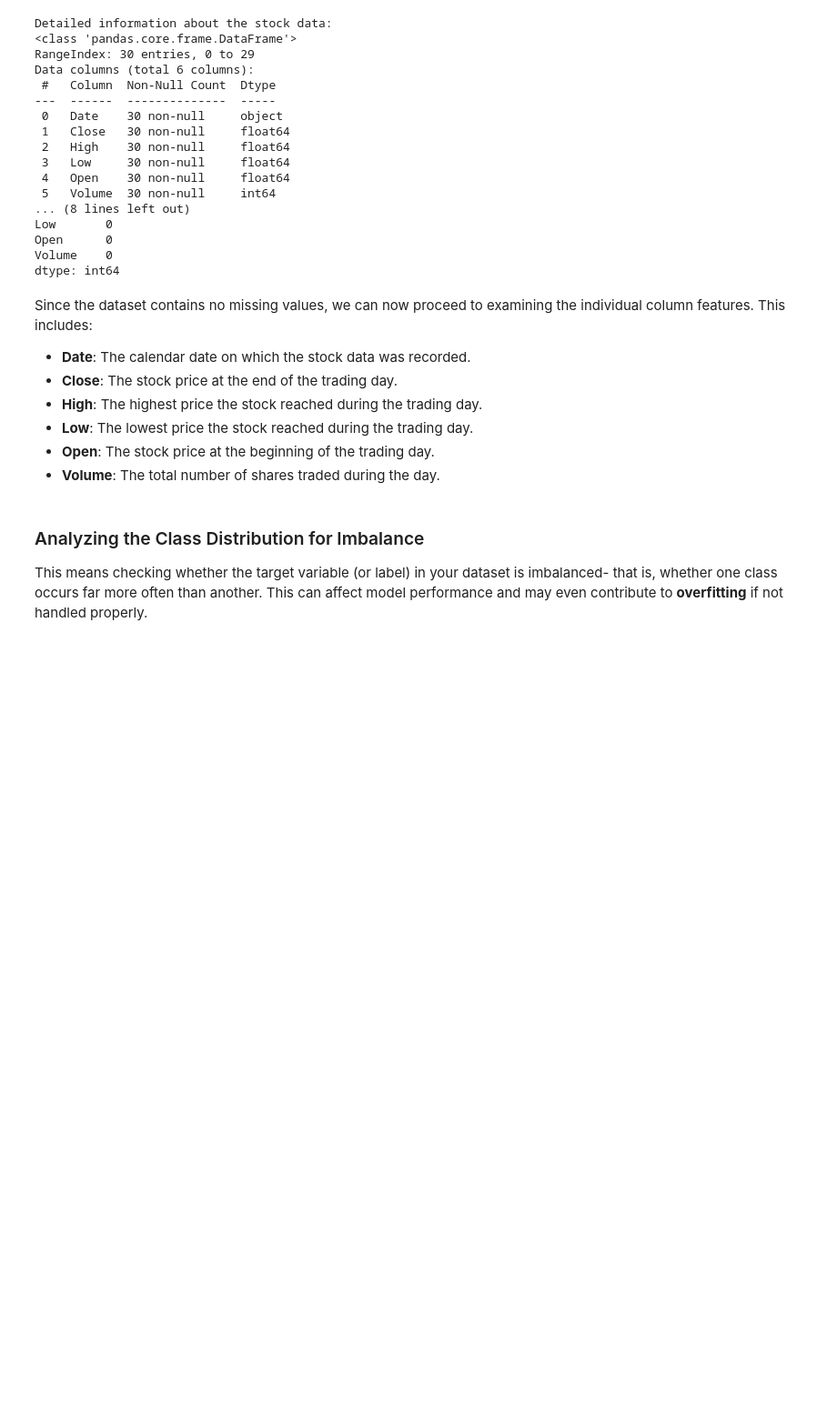
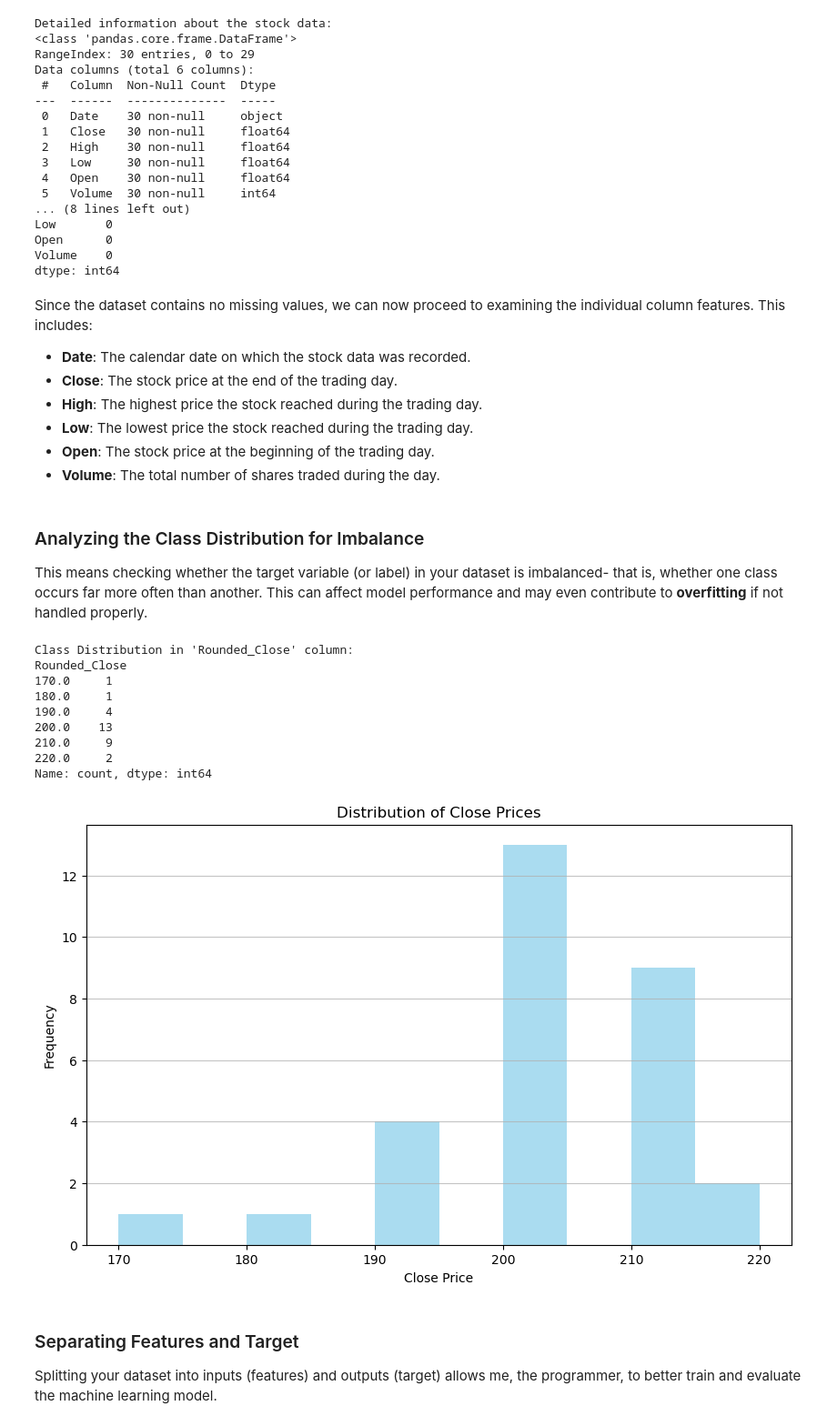
Before and after one commit to sereneplummerr/Prediciting-Stock-Prices, a Jupyter notebook: PredictingStockPrices.ipynb, the cells around one changed output. Shown at 91% size. Saved outputs shown, nothing was run; the diff lists cells and outputs as text; code cells hidden in the pictures; blank space fills up the shorter version.

```diff
--- a/PredictingStockPrices.ipynb
+++ b/PredictingStockPrices.ipynb
@@ -159,3 +159,35 @@ Since the dataset contains no missing values, we can now proceed to examining th
 ### Analyzing the Class Distribution for Imbalance
 
 This means checking whether the target variable (or label) in your dataset is imbalanced- that is, whether one class occurs far more often than another. This can affect model performance and may even contribute to **overfitting** if not handled properly.
+# %%
+#Round Close prices
+stock_data['Rounded_Close'] = (stock_data['Close'] / 10).round() * 10 #round to nearest 10
+
+#Class Counts in the 'Close' column
+class_counts = stock_data['Rounded_Close'].value_counts().sort_index()
+print("\nClass Distribution in 'Rounded_Close' column:")
+print(class_counts)
+
+# Visualize the distribution of the 'Close' column
+plt.figure(figsize=(10, 6))
+plt.hist(stock_data['Rounded_Close'], bins=10, color='skyblue', alpha=0.7)
+plt.xlabel('Close Price') #Set x-axis label
+plt.ylabel('Frequency') #Set y-axis label
+plt.grid(axis='y', alpha=0.75) # Add grid lines to y-axis add clarity
+plt.title('Distribution of Close Prices')
+plt.show()
+# %% [output]
+Class Distribution in 'Rounded_Close' column:
+Rounded_Close
+170.0     1
+180.0     1
+190.0     4
+200.0    13
+210.0     9
+220.0     2
+Name: count, dtype: int64
+[figure, added]
+# %% [markdown]
+### Separating Features and Target
+
+Splitting your dataset into inputs (features) and outputs (target) allows me, the programmer, to better train and evaluate the machine learning model.
```
Also changed, not shown: parts of 5 cells of this notebook.
